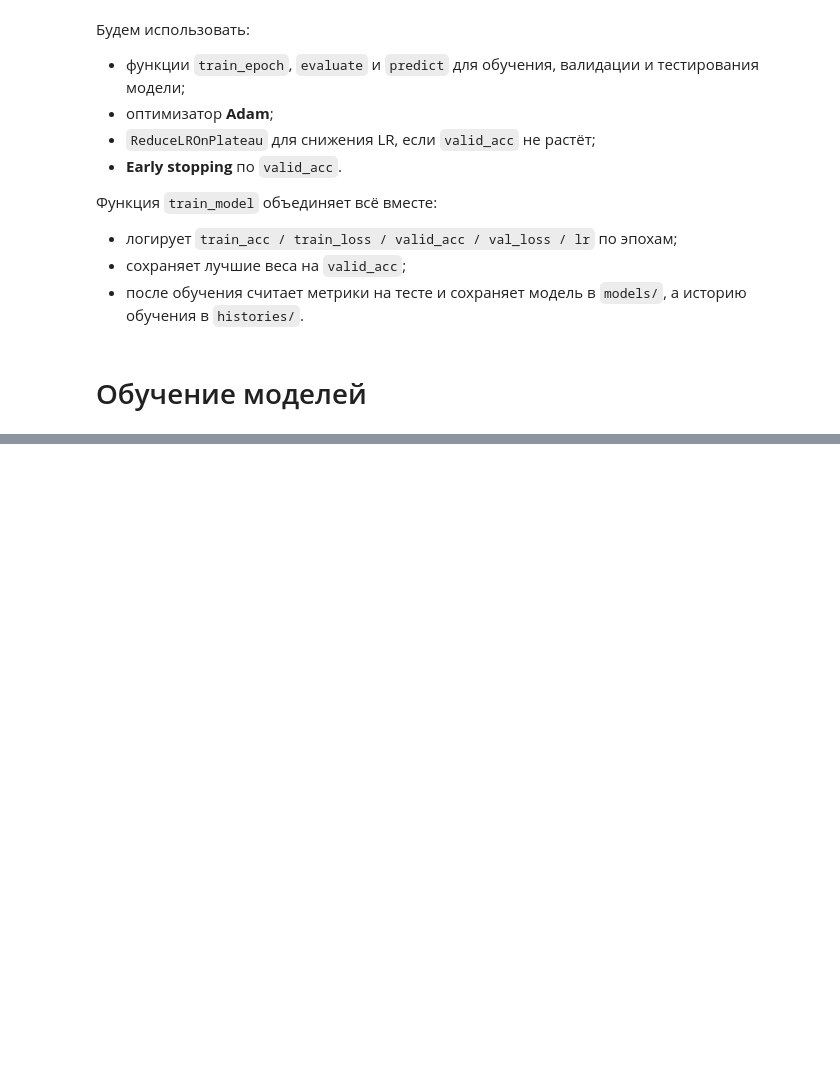
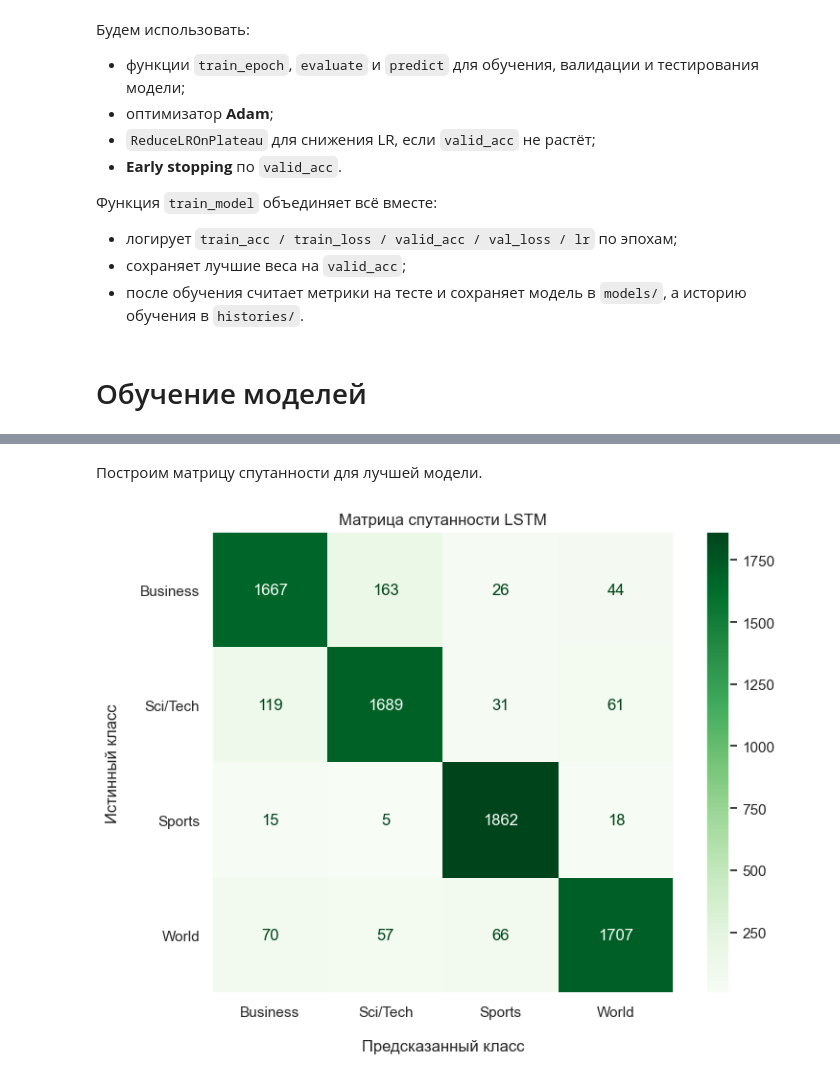
Before and after one commit to sosnovskiim/MachineLearning, a Jupyter notebook: Курс 4 - Интеллектуальные системы поддержки/3. Последовательные модели обработки текста в PyTorch/task3_pytorch_lstm/work/3. Последовательные модели обработки текста в PyTorch.ipynb, the cells around one changed output, grey strips where cells are left out. Drawn from its saved outputs; the diff is of its cells as text; code cells hidden in the pictures; blank space fills up the shorter version.

```diff
--- a/Курс 4 - Интеллектуальные системы поддержки/3. Последовательные модели обработки текста в PyTorch/task3_pytorch_lstm/work/3. Последовательные модели обработки текста в PyTorch.ipynb
+++ b/Курс 4 - Интеллектуальные системы поддержки/3. Последовательные модели обработки текста в PyTorch/task3_pytorch_lstm/work/3. Последовательные модели обработки текста в PyTorch.ipynb
@@ -1186,0 +1335,11 @@ debug_summary_df.style.hide(axis="index")
+# %%
+y_true = y_test.numpy()
+y_pred_proba = predict(best_model, test_loader, current_device)
+y_pred = np.argmax(y_pred_proba, axis=1)
+
+print(
+    f"Текстов в тестовой выборке: {len(y_true)}",
+    f"- верно классифицировано: {(y_true == y_pred).sum()}",
+    f"- ошибочно классифицировано: {(y_true != y_pred).sum()}",
+    sep="\n",
+)
@@ -1186,0 +1367,15 @@ debug_summary_df.style.hide(axis="index")
+# %% [markdown]
+Построим матрицу спутанности для лучшей модели.
+# %%
+_, ax = plt.subplots(figsize=(8, 6))
+ConfusionMatrixDisplay.from_predictions(
+    y_true=y_true, y_pred=y_pred, cmap="Greens", ax=ax,
+    display_labels=label_encoder.classes_,
+)
+ax.set_title(f"Матрица спутанности {best_model_name}")
+ax.set_xlabel("Предсказанный класс", labelpad=15)
+ax.set_ylabel("Истинный класс", labelpad=15)
+ax.grid(False)
+plt.tight_layout()
+# %% [output]
+[figure, added]
```
Also changed, not shown: parts of 34 cells of this notebook.
